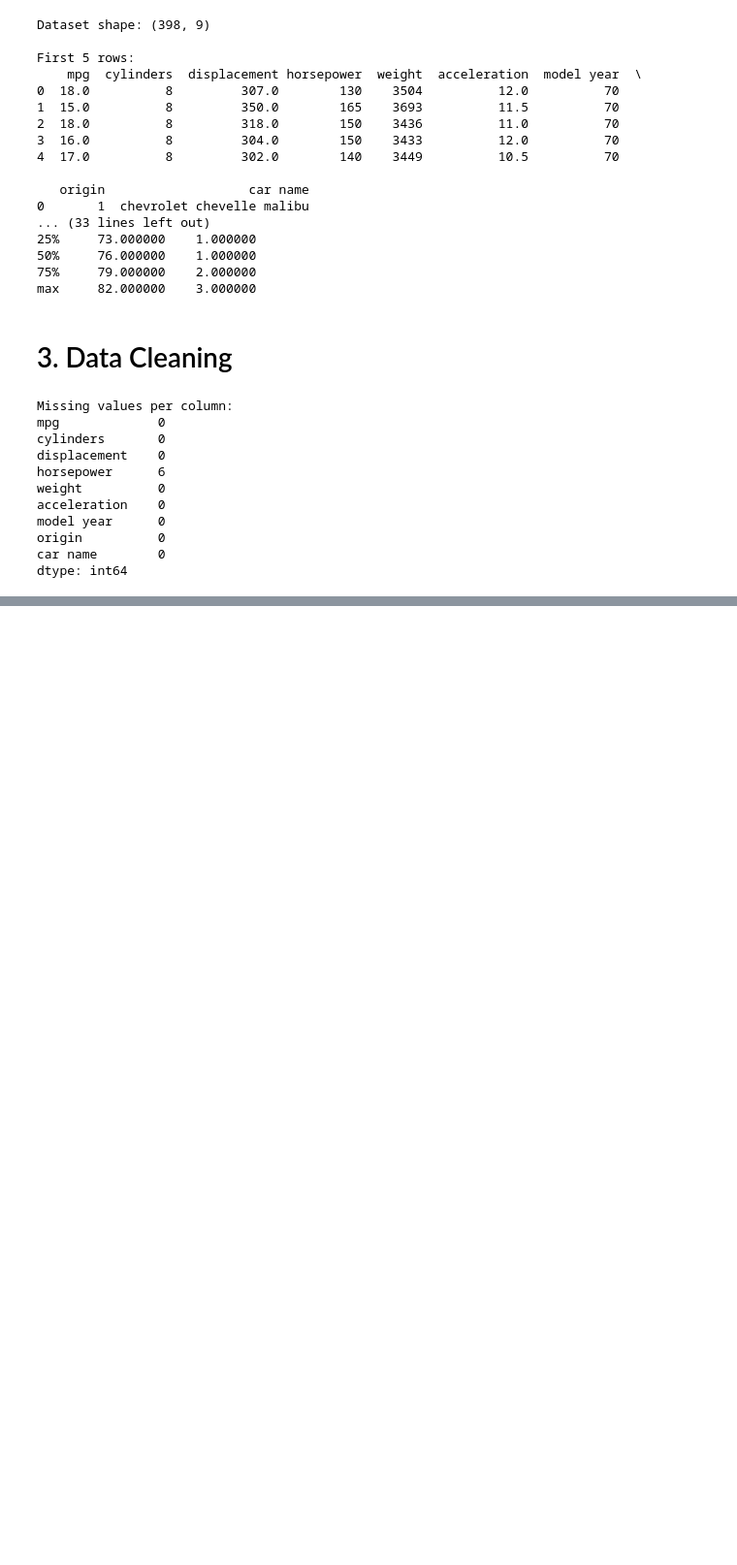
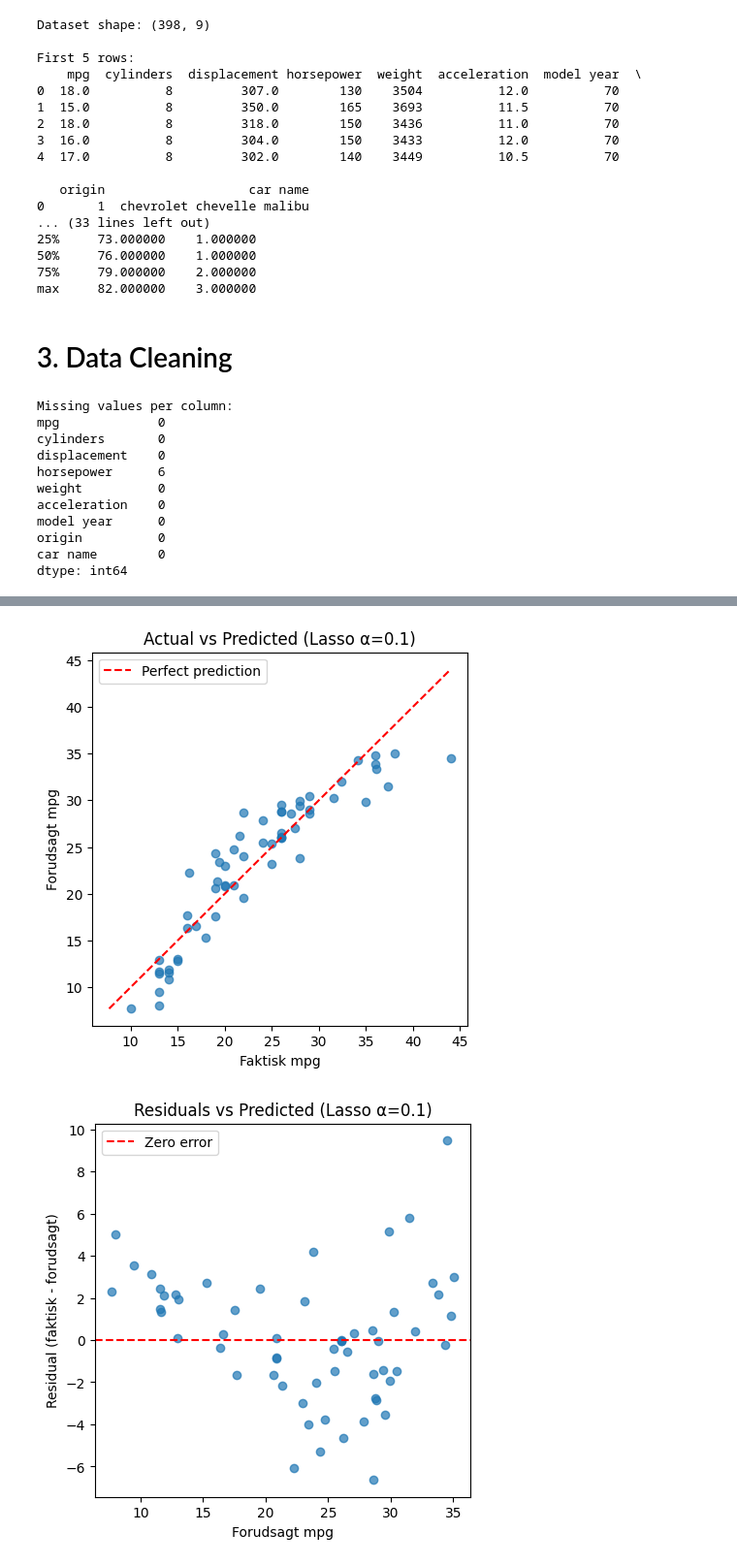
Before and after one commit to Asbjoernemil/aai-mandatory1, a Jupyter notebook: Untitled.ipynb, the cells around one changed output, grey strips where cells are left out. Shown: that part at 97% size. Cells and saved outputs as stored; diff of their text form; code cells hidden in the pictures; blank space fills up the shorter version.

```diff
--- a/Untitled.ipynb
+++ b/Untitled.ipynb
@@ -109,0 +219,19 @@ X_train.shape, X_test.shape, y_train.shape, y_test.shape
+# %%
+# EFTER du har valgt din bedste model:
+
+# Træn den bedste model på HELE training+validation data
+best_model = Lasso(alpha=0.1)  # Brug den model der performede bedst
+best_model.fit(X_train_full, y_train_full)
+
+# Nu evaluerer vi på test set (første og ENESTE gang)
+y_test_pred = best_model.predict(X_test)
+test_rmse = np.sqrt(mean_squared_error(y_test, y_test_pred))
+test_r2 = r2_score(y_test, y_test_pred)
+
+print("=" * 60)
+print("🎯 FINAL TEST SET PERFORMANCE")
+print("=" * 60)
+print(f"Test RMSE: {test_rmse:.2f} mpg")
+print(f"Test R²:   {test_r2:.3f}")
+print("=" * 60)
+print("⚠️  NO MORE CHANGES ALLOWED AFTER TEST SET EVALUATION!")
@@ -228,0 +484,26 @@ plt.show()
+# %%
+# Actual vs Predicted (FINAL LASSO MODEL)
+plt.figure(figsize=(5,5))
+plt.scatter(y_test, y_test_pred, alpha=0.7)  # Brug y_test_pred fra best_model
+lo = min(y_test.min(), y_test_pred.min())
+hi = max(y_test.max(), y_test_pred.max())
+plt.plot([lo, hi], [lo, hi], 'r--', label='Perfect prediction')
+plt.xlabel("Faktisk mpg")
+plt.ylabel("Forudsagt mpg")
+plt.title("Actual vs Predicted (Lasso α=0.1)")
+plt.legend()
+plt.show()
+
+# Residuals vs Predicted (FINAL LASSO MODEL)
+residuals = y_test - y_test_pred  # Brug y_test_pred
+plt.figure(figsize=(5,5))
+plt.scatter(y_test_pred, residuals, alpha=0.7)
+plt.axhline(0, color='r', linestyle="--", label='Zero error')
+plt.xlabel("Forudsagt mpg")
+plt.ylabel("Residual (faktisk - forudsagt)")
+plt.title("Residuals vs Predicted (Lasso α=0.1)")
+plt.legend()
+plt.show()
+# %% [output]
+[figure, added]
+[figure, added]
```
Also changed, not shown: parts of 16 cells of this notebook, 1 other file.
